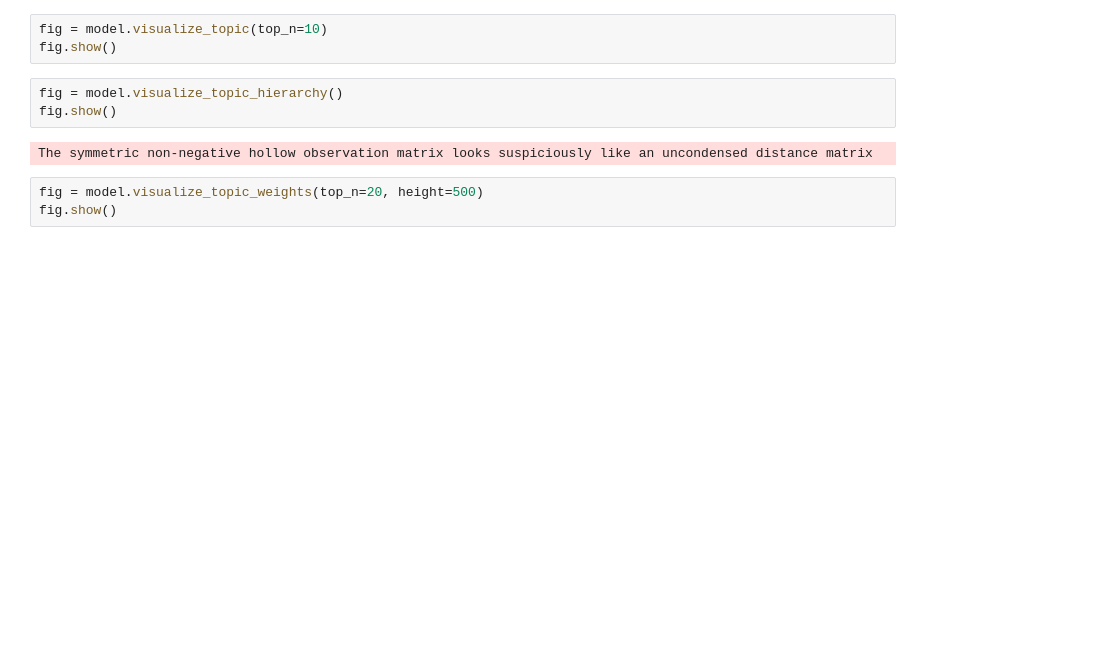
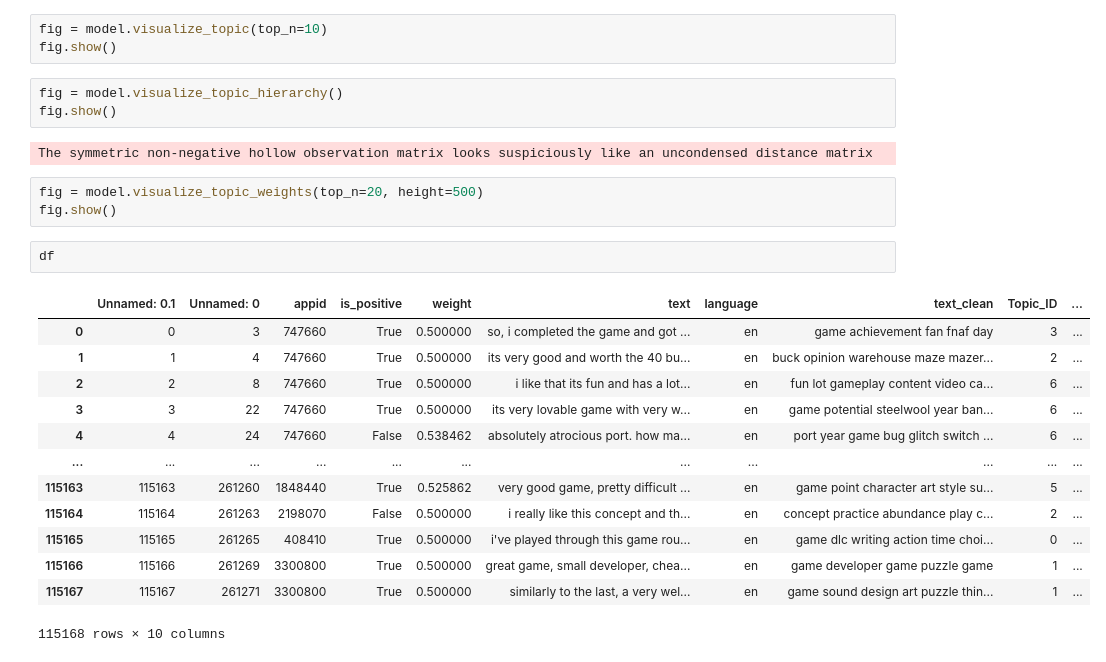
Before and after one commit to UCM-GIDIA-PD1/c2526-R4, a Jupyter notebook: src/4_Modelos/Reviews/top_frecuent_words.ipynb, the cells around one changed output. Drawn from its saved outputs; the diff is of its cells as text; blank space fills up the shorter version.

```diff
--- a/src/4_Modelos/Reviews/top_frecuent_words.ipynb
+++ b/src/4_Modelos/Reviews/top_frecuent_words.ipynb
@@ -198,3 +205,19 @@ The symmetric non-negative hollow observation matrix looks suspiciously like an
 # %%
 fig = model.visualize_topic_weights(top_n=20, height=500)
 fig.show()
+# %%
+df
+# %% [output]
+|  | Unnamed: 0.1 | Unnamed: 0 | appid | is_positive | weight | text | language | text_clean | Topic_ID | ... |
+| 0 | 0 | 3 | 747660 | True | 0.500000 | so, i completed the game and got ... | en | game achievement fan fnaf day | 3 | ... |
+| 1 | 1 | 4 | 747660 | True | 0.500000 | its very good and worth the 40 bu... | en | buck opinion warehouse maze mazer... | 2 | ... |
+| 2 | 2 | 8 | 747660 | True | 0.500000 | i like that its fun and has a lot... | en | fun lot gameplay content video ca... | 6 | ... |
+| 3 | 3 | 22 | 747660 | True | 0.500000 | its very lovable game with very w... | en | game potential steelwool year ban... | 6 | ... |
+| 4 | 4 | 24 | 747660 | False | 0.538462 | absolutely atrocious port. how ma... | en | port year game bug glitch switch ... | 6 | ... |
+| ... | ... | ... | ... | ... | ... | ... | ... | ... | ... | ... |
+| 115163 | 115163 | 261260 | 1848440 | True | 0.525862 | very good game, pretty difficult ... | en | game point character art style su... | 5 | ... |
+| 115164 | 115164 | 261263 | 2198070 | False | 0.500000 | i really like this concept and th... | en | concept practice abundance play c... | 2 | ... |
+| 115165 | 115165 | 261265 | 408410 | True | 0.500000 | i've played through this game rou... | en | game dlc writing action time choi... | 0 | ... |
+| 115166 | 115166 | 261269 | 3300800 | True | 0.500000 | great game, small developer, chea... | en | game developer game puzzle game | 1 | ... |
+| 115167 | 115167 | 261271 | 3300800 | True | 0.500000 | similarly to the last, a very wel... | en | game sound design art puzzle thin... | 1 | ... |
+115168 rows × 10 columns
```
Also changed, not shown: parts of 10 cells of this notebook, 2 other files.
